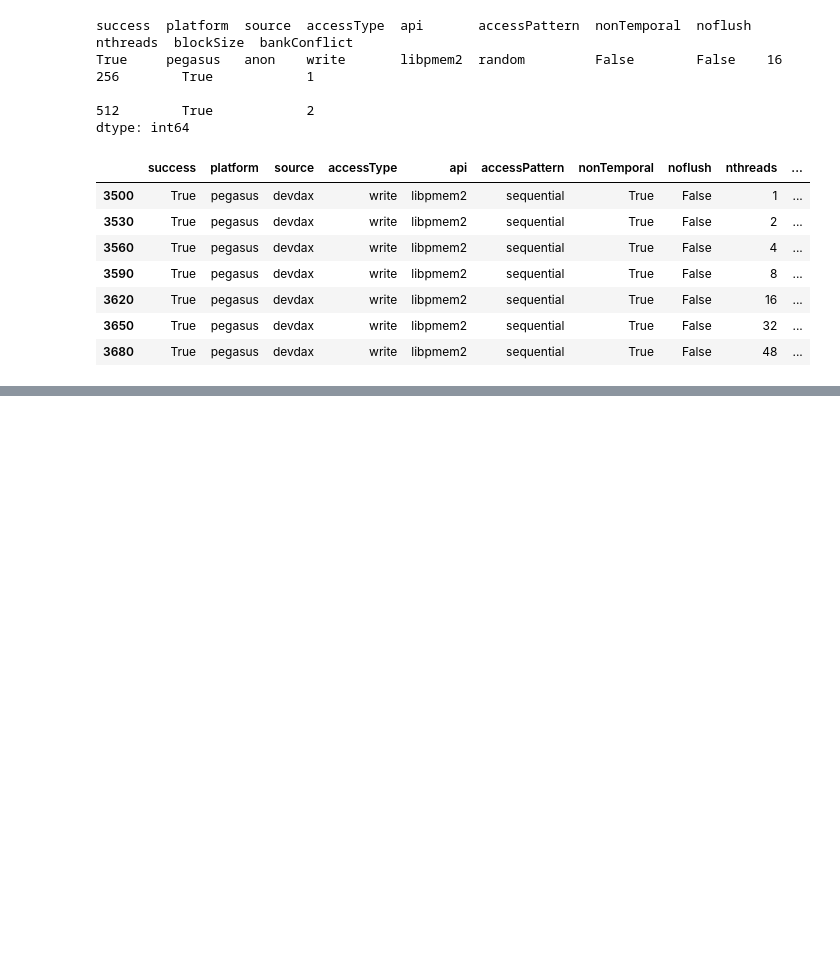
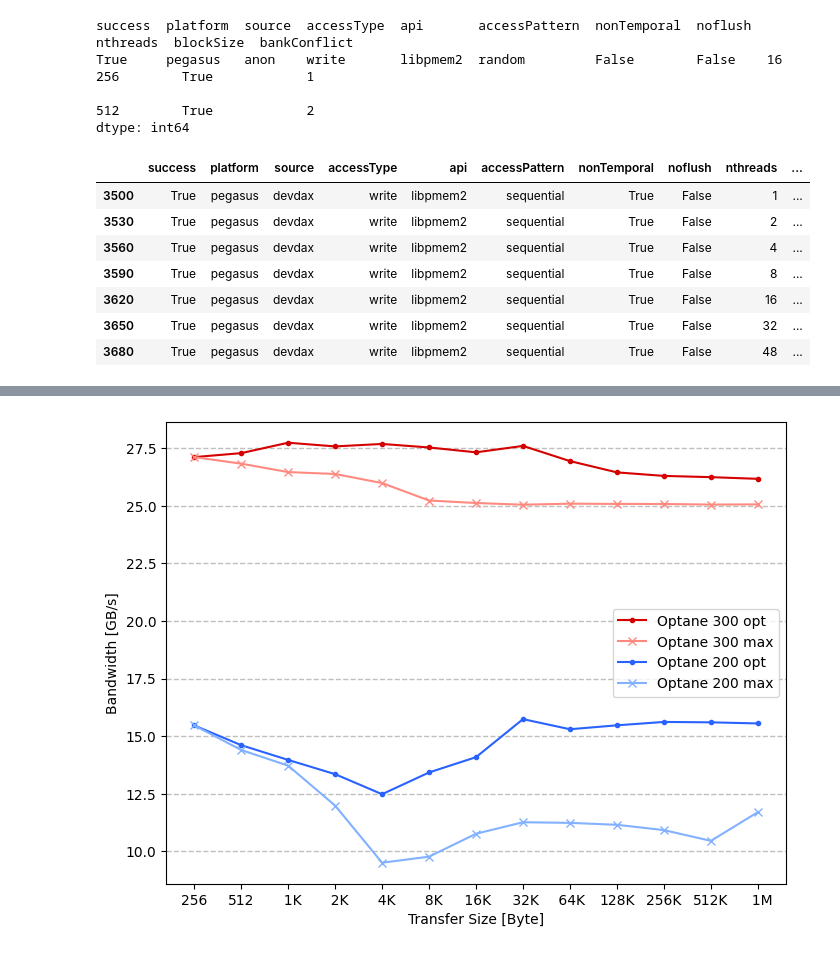
Before and after one commit to range3/pmembench, a Jupyter notebook: eval/plot/pmem2bench.ipynb, the cells around one changed output, grey strips where cells are left out. Saved outputs shown, nothing was run; the diff lists cells and outputs as text; code cells hidden in the pictures; blank space fills up the shorter version.

Commit message:
Add new graph

```diff
--- a/eval/plot/pmem2bench.ipynb
+++ b/eval/plot/pmem2bench.ipynb
@@ -10,7 +10,7 @@ import pandas as pd
 import matplotlib.pyplot as plt
 import matplotlib.collections as mc
 import matplotlib.cm as cm
-from packaging import version
+import polars as pl
 
 BENCHMARK = 'pmem2bench'
 
@@ -24,9 +24,9 @@ def pretty_fmt(num, suffix="B"):
 FIG_DIR = Path(f'../fig/{BENCHMARK}').resolve()
 FIG_DIR.mkdir(parents=True, exist_ok=True)
 def save(fig, name):
-    # for ext in ('png', 'eps'):
-    #     fig.savefig(FIG_DIR / f'{name}.{ext}', bbox_inches = 'tight')
-    pass
+    for ext in ('png', 'eps', 'pdf'):
+        fig.savefig(FIG_DIR / f'{name}.{ext}', bbox_inches = 'tight')
+    # pass
 # %%
 RAW_BASEDIR=Path("../raw/")
 
@@ -414,0 +418,82 @@ for accessType in ["read", "write"]:
+# %%
+groupby = ["device", "accessType", "nthreads", "blockSize"]
+device_list = ["Optane 300", "Optane 200"]
+df = (
+    pl.DataFrame(df_filtered)
+    .filter(
+        pl.col("success") == True,
+        pl.col("source") == "devdax",
+        pl.col("accessPattern") == "sequential",
+        (pl.col("accessType") == "write") & (pl.col("nonTemporal") == True)
+        | (pl.col("accessType") == "read") & (pl.col("noflush") == True),
+        pl.col("blockSize") >= 256,
+        pl.col("device").is_in(device_list),
+    )
+    .select(groupby + ["byte_per_sec"])
+    .group_by(groupby)
+    .agg(bw=pl.max("byte_per_sec") / 10**9)
+    .sort(groupby)
+    .pipe(
+        lambda df: (
+            df.group_by(["device", "accessType", "blockSize"])
+            .agg(optThreadBW=pl.max("bw"), nthreads=pl.max("nthreads"))
+            .join(df, on=["device", "accessType", "nthreads", "blockSize"], how="inner")
+            .rename({"bw": "maxThreadBW"})
+        )
+    )
+)
+
+display(df)
+
+for access in ["write", "read"]:
+    print(access)
+    fig = plt.figure(figsize=(8, 6), dpi=100)
+    fig.patch.set_alpha(1)
+    df_plot = (
+        df.filter(pl.col("accessType") == access)
+        .sort("device", descending=True)
+        # .pivot(values=["optThreadBW", "maxThreadBW"], columns=["device"], index="blockSize")
+        # .pipe(lambda df: (display(df), df)[-1])
+        .to_pandas()
+        .pivot(
+            index="blockSize", columns="device", values=["optThreadBW", "maxThreadBW"]
+        )
+        # .set_index("blockSize")
+    )
+    df_plot.columns = [
+        f'{col} {"opt" if val == "optThreadBW" else "max"}'
+        for val, col in df_plot.columns
+    ]
+
+    ax = (
+        df_plot.loc[
+            :,
+            [
+                f"{dev} {th}"
+                for dev in device_list
+                for th in ["opt", "max"]
+            ],
+        ]
+        .pipe(lambda df: (display(df), df)[-1])
+        .plot(
+            ax=fig.add_subplot(),
+            xlabel="Transfer Size [Byte]",
+            ylabel="Bandwidth [GB/s]",
+            style=[".-", "x-"] * 3,
+            color=[
+                "#d50000",
+                "#ff8a80",
+                "#2962ff",
+                "#82b1ff",
+                "#00C853",
+                "#B9F6CA",
+            ],
+            # title=f"Single Node, Multithreading, Devdax {access.capitalize()}",
+        )
+    )
+    ax.grid(which="major", axis="y", alpha=0.8, linestyle="--", linewidth=1)
+    ax.set_xscale("log", base=2)
+    ax.set_xticks(df_plot.index, [pretty_fmt(x, suffix="") for x in df_plot.index])
+    save(fig, f"pmembench-devdax-{access}-bw-comp-opt-max")
+    plt.show()
+# %% [output]
@@ -414,0 +531 @@ for accessType in ["read", "write"]:
+[figure, added]
```
Also changed, not shown: parts of 3 cells of this notebook, 29 other files.
